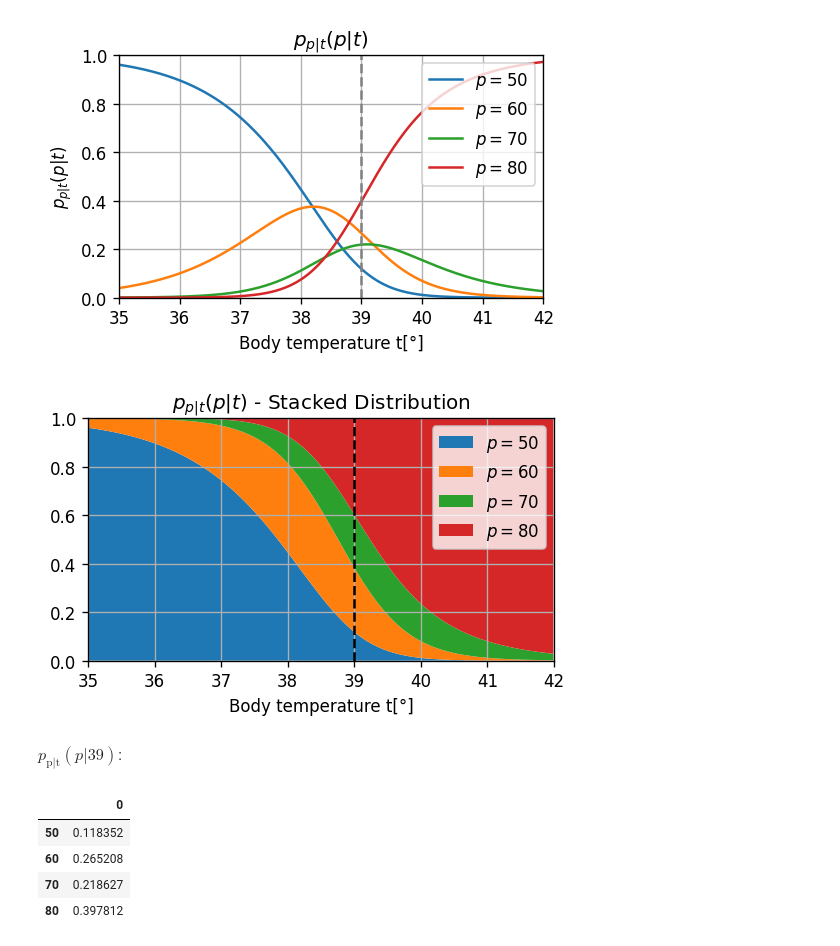
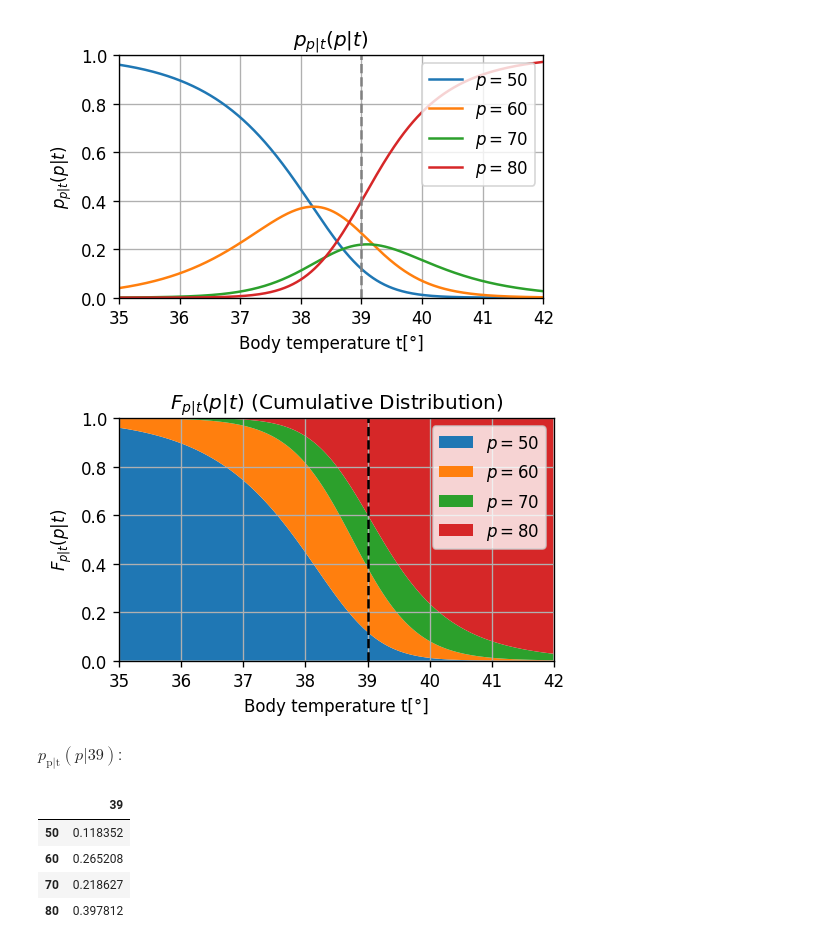
Before and after one commit to technion046195/technion046195, a Jupyter notebook: content/tutorial02_probability/code.ipynb, the cells around one changed output. Saved outputs shown, nothing was run; the diff lists cells and outputs as text; code cells hidden in the pictures.

Commit message:
Tutorail 2 - added images

```diff
--- a/content/tutorial02_probability/code.ipynb
+++ b/content/tutorial02_probability/code.ipynb
@@ -202,29 +202,29 @@ fig.savefig('./assets/dist_p_given_t.png')
 # %% [output]
 [figure]
 # %%
+p_p_given_t_df = lambda t: pd.DataFrame([p_p_given_t(p, t) for p in p_values], index=p_values, columns=t)
+
 fig, ax = plt.subplots(figsize=(4.5, 3))
-ax.set_title(r'$p_{p|t}(p|t)$ - Stacked Distribution')
-ax.stackplot(temp_grid, np.stack([p_p_given_t(p, temp_grid) for p in p_values], axis=0),
-             labels=[f'$p={p}$' for p in p_values])
+ax.set_title(r'$F_{p|t}(p|t)$ (Cumulative Distribution)')
+ax.stackplot(temp_grid, p_p_given_t_df(temp_grid).values, labels=[f'$p={p}$' for p in p_values])
 ax.set_xlabel('Body temperature t[°]')
+ax.set_ylabel(r'$F_{p|t}(p|t)$')
 ax.plot([39, 39], [0, 1], '--', color='black')
 ax.legend(loc='upper right')
 plt.tight_layout()
 ax.set_xlim(35, 42)
 ax.set_ylim(0, 1)
 fig.savefig('./assets/dist_p_given_t_stack.png')
 # %% [output]
-[figure, old version]
+[figure, new version]
 # %%
-p_p_given_t_39 = pd.Series([p_p_given_t(p, 39) for p in p_values], index=p_values)
-
 display(
     Latex(r'$p_{\text{p}|\text{t}}(p|39)$:'),
-    HTML(p_p_given_t_39.to_frame().to_html()),
+    HTML(p_p_given_t_df([39]).to_html()),
     )
 # %% [output]
 $p_{\text{p}|\text{t}}(p|39)$:
-|  | 0 |
+|  | 39 |
 | 50 | 0.118352 |
 | 60 | 0.265208 |
 | 70 | 0.218627 |
```
Also changed, not shown: parts of 2 cells of this notebook, 7 other files.
